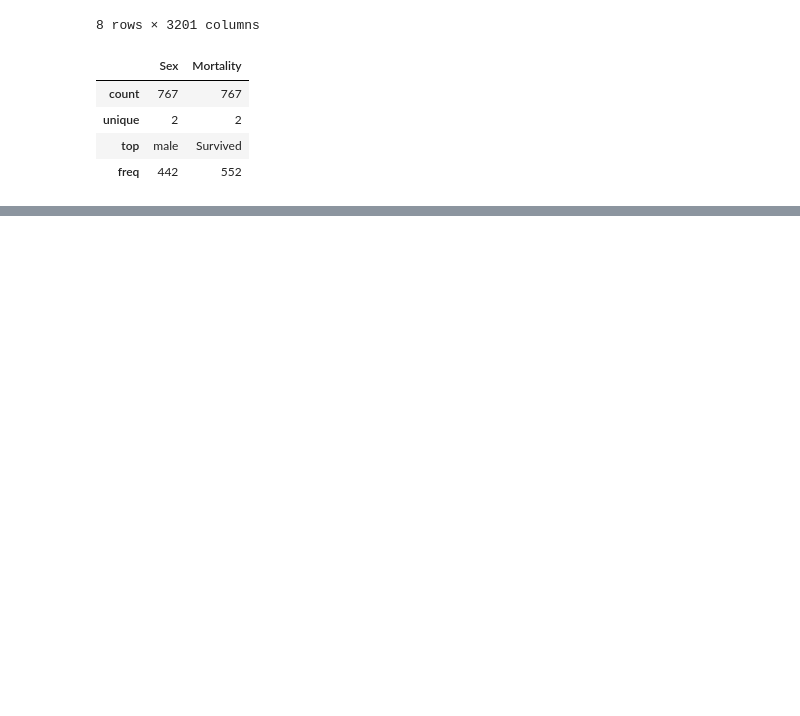
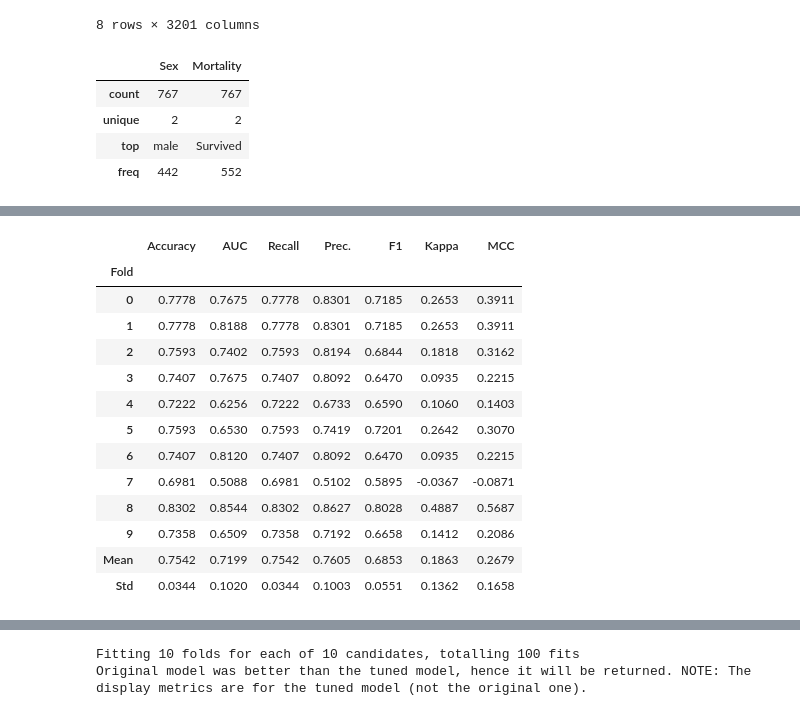
Before and after one commit to shakil2490/Sepsis_Mortality_Prediction_Transcriptomics_ML, a Jupyter notebook: sepsis_mortality_prediction.ipynb, the cells around one changed output, grey strips where cells are left out. Drawn from its saved outputs; the diff is of its cells as text; code cells hidden in the pictures; blank space fills up the shorter version.

```diff
--- a/sepsis_mortality_prediction.ipynb
+++ b/sepsis_mortality_prediction.ipynb
@@ -151,0 +177,3 @@ model= setup(data, target = 'Mortality', session_id = 123)
+# %%
+tuned_model = tune_model(best_models)
+# %% [output]
@@ -151,0 +181,14 @@ model= setup(data, target = 'Mortality', session_id = 123)
+|  | Accuracy | AUC | Recall | Prec. | F1 | Kappa | MCC |
+| Fold |  |  |  |  |  |  |  |
+| 0 | 0.7778 | 0.7675 | 0.7778 | 0.8301 | 0.7185 | 0.2653 | 0.3911 |
+| 1 | 0.7778 | 0.8188 | 0.7778 | 0.8301 | 0.7185 | 0.2653 | 0.3911 |
+| 2 | 0.7593 | 0.7402 | 0.7593 | 0.8194 | 0.6844 | 0.1818 | 0.3162 |
+| 3 | 0.7407 | 0.7675 | 0.7407 | 0.8092 | 0.6470 | 0.0935 | 0.2215 |
+| 4 | 0.7222 | 0.6256 | 0.7222 | 0.6733 | 0.6590 | 0.1060 | 0.1403 |
+| 5 | 0.7593 | 0.6530 | 0.7593 | 0.7419 | 0.7201 | 0.2642 | 0.3070 |
+| 6 | 0.7407 | 0.8120 | 0.7407 | 0.8092 | 0.6470 | 0.0935 | 0.2215 |
+| 7 | 0.6981 | 0.5088 | 0.6981 | 0.5102 | 0.5895 | -0.0367 | -0.0871 |
+| 8 | 0.8302 | 0.8544 | 0.8302 | 0.8627 | 0.8028 | 0.4887 | 0.5687 |
+| 9 | 0.7358 | 0.6509 | 0.7358 | 0.7192 | 0.6658 | 0.1412 | 0.2086 |
+| Mean | 0.7542 | 0.7199 | 0.7542 | 0.7605 | 0.6853 | 0.1863 | 0.2679 |
+| Std | 0.0344 | 0.1020 | 0.0344 | 0.1003 | 0.0551 | 0.1362 | 0.1658 |
@@ -151,0 +196,2 @@ model= setup(data, target = 'Mortality', session_id = 123)
+Fitting 10 folds for each of 10 candidates, totalling 100 fits
+Original model was better than the tuned model, hence it will be returned. NOTE: The display metrics are for the tuned model (not the original one).
```
Also changed, not shown: parts of 5 cells of this notebook, 1 other file.
